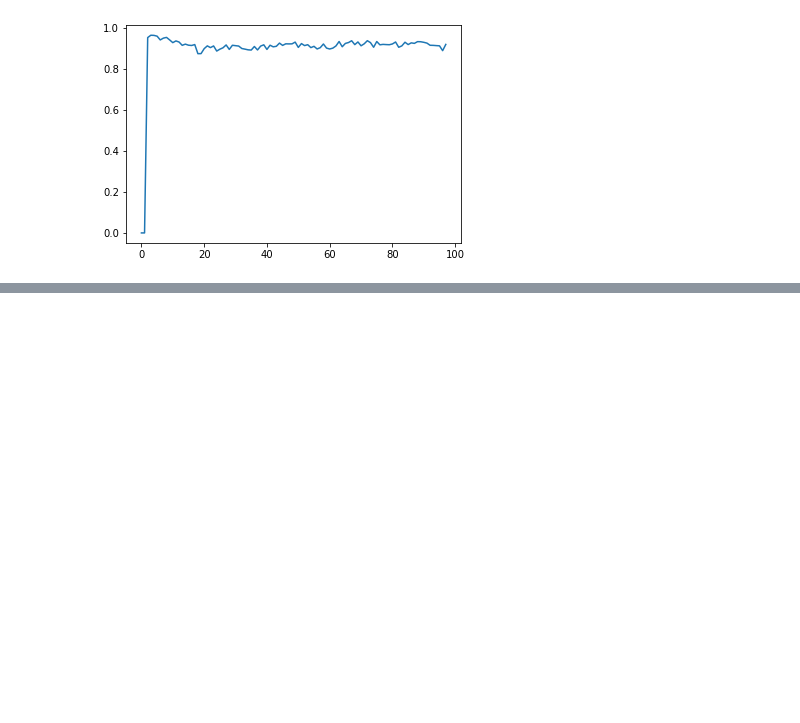
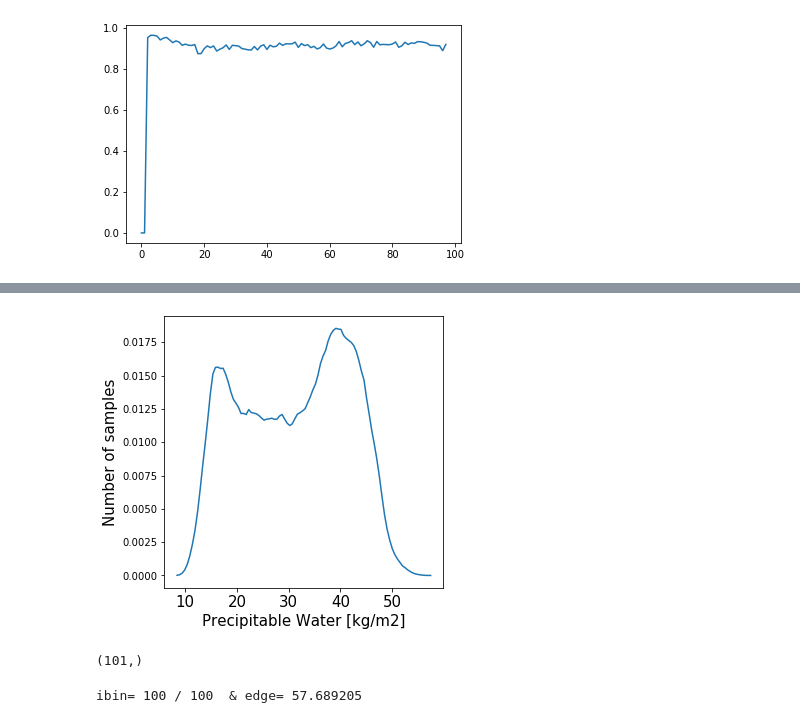
Before and after one commit to tbeucler/2019_WMI, a Jupyter notebook: dev/tbeucler/003_Potential_in_model.ipynb, the cells around one changed output, grey strips where cells are left out. Saved outputs shown, nothing was run; the diff lists cells and outputs as text; code cells hidden in the pictures; blank space fills up the shorter version.

```diff
--- a/dev/tbeucler/003_Potential_in_model.ipynb
+++ b/dev/tbeucler/003_Potential_in_model.ipynb
@@ -378,0 +457,6 @@ dir(sub)
+# %%
+iT = np.arange(2000,2400,24)
+T = V300.time[iT]
+# %%
+field_hist,bin_edges = np.histogram(PW300.prw[iT,:,:].values.flatten(),bins=100)
+bin_mid = 0.5*(bin_edges[:-1]+bin_edges[1:])
@@ -378,0 +478,19 @@ dir(sub)
+# %%
+fz = 15
+
+plt.figure(figsize=(5,5))
+
+ax = plt.subplot(111)
+ax.plot(bin_mid,field_hist/np.sum(field_hist))
+#ax.axvline(x=a,color='k',linestyle='--')
+plt.xlabel('Precipitable Water [kg/m2]',fontsize=fz)
+plt.ylabel('Number of samples',fontsize=fz)
+
+for tick in ax.xaxis.get_major_ticks():
+    tick.label.set_fontsize(fz)
+# %% [output]
+[figure, added]
+# %%
+bin_edges.shape
+# %% [output]
+(101,)
@@ -378,0 +509,24 @@ dir(sub)
+# %%
+#Nbin = 10
+Nbin = np.size(bin_edges)
+PWmin = 10
+PWmax = 50
+
+E_Pm = np.zeros((Nbin-1,1))
+E_Pstd = np.copy(E_Pm)
+PWm = np.copy(E_Pstd)
+PWstd = np.copy(E_Pstd)
+
+
+
+#for ibin,edge in enumerate(np.linspace(PWmin,PWmax,num=Nbin)):
+for ibin,edge in enumerate(bin_edges):
+    print('ibin=',ibin,'/',Nbin-1,' & edge=',edge,end="\r")
+    if ibin>0:
+        w = (V300.prw[iT,:,:]>=edge_left)*(V300.prw[iT,:,:]<edge)
+        E_Pm[ibin-1],E_Pstd[ibin-1] = weighted_avg_and_std(E_P[iT,:,:],w)
+        #PWm[ibin-1],PWstd[ibin-1] = weighted_avg_and_std(V300.prw[iT,:,:],w)
+
+    edge_left = edge
+# %% [output]
+ibin= 100 / 100  & edge= 57.689205
```
Also changed, not shown: parts of 36 cells of this notebook.
